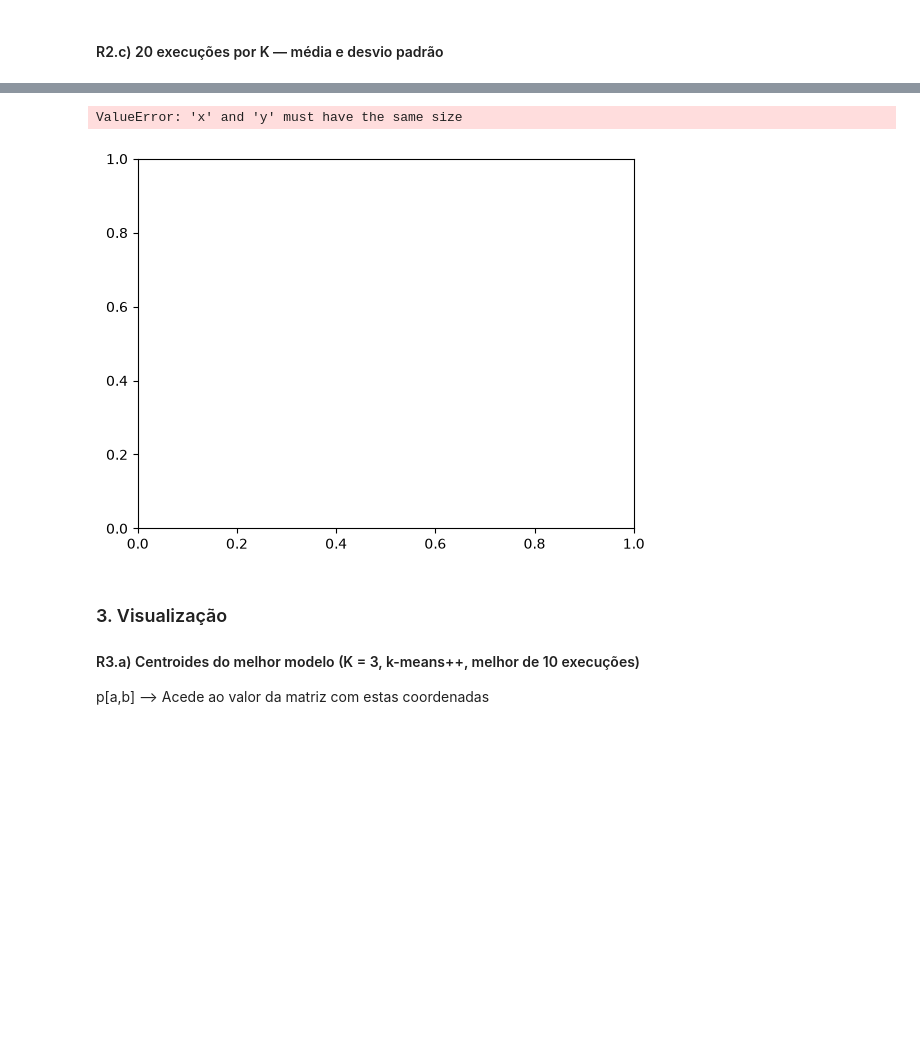
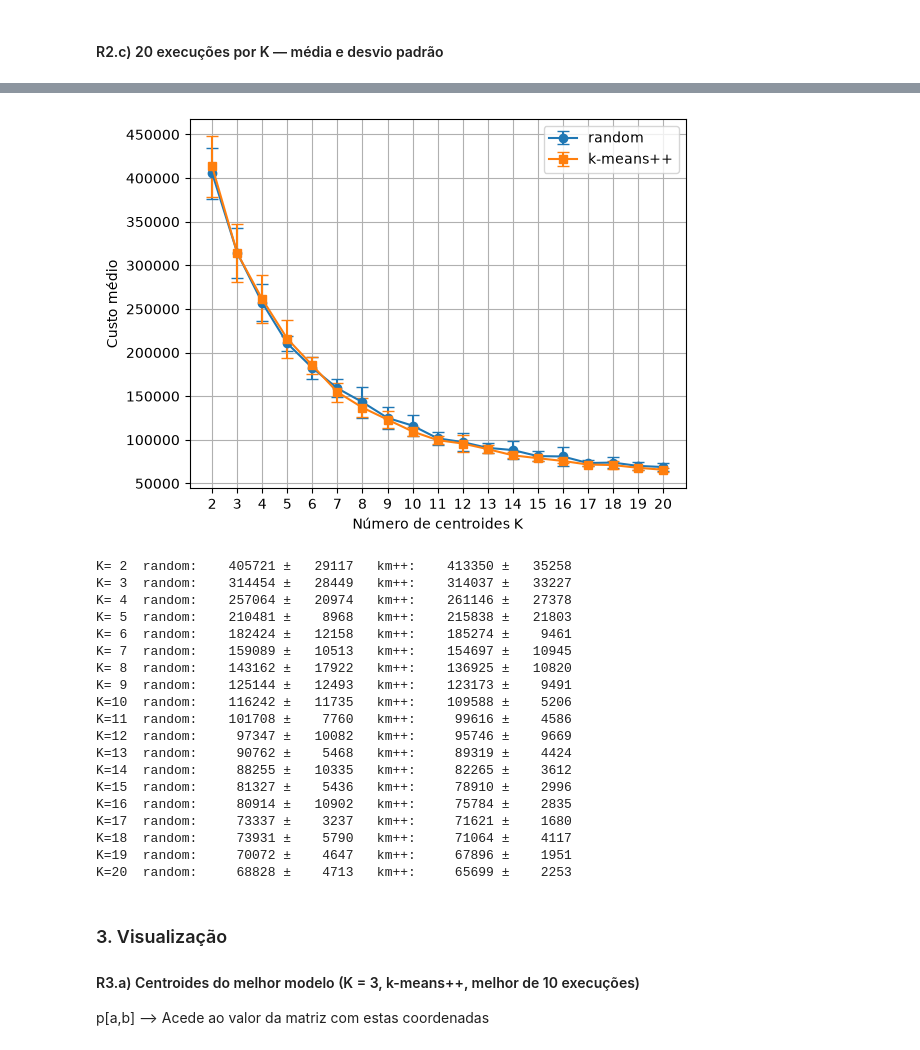
Before and after one commit to Ribz4306/LAB-IAAUT, a Jupyter notebook: lab1.ipynb, the cells around one changed output, grey strips where cells are left out. Saved outputs shown, nothing was run; the diff lists cells and outputs as text; code cells hidden in the pictures; blank space fills up the shorter version.

```diff
--- a/lab1.ipynb
+++ b/lab1.ipynb
@@ -242,29 +252,47 @@ KeyboardInterrupt:
 # %%
 # Para refazer o gráfico sem voltar a correr tudo:
 # custos_random = np.load('custos_R2c_random.npy')
 # custos_pp     = np.load('custos_R2c_pp.npy')
 
 media_random = np.mean(custos_random, axis=1)
 std_random   = np.std(custos_random, axis=1)
 media_pp     = np.mean(custos_pp, axis=1)
 std_pp       = np.std(custos_pp, axis=1)
 
-plt.errorbar(Ks, media_random, yerr=std_random, fmt='o-', capsize=4, label='random')
-plt.errorbar(Ks, media_pp, yerr=std_pp, fmt='s-', capsize=4, label='k-means++')
+plt.errorbar(Ks_c, media_random, yerr=std_random, fmt='o-', capsize=4, label='random')
+plt.errorbar(Ks_c, media_pp, yerr=std_pp, fmt='s-', capsize=4, label='k-means++')
 plt.xlabel('Número de centroides K')
 plt.ylabel('Custo médio')
-plt.xticks(Ks)
+plt.xticks(Ks_c)
 plt.legend()
 plt.grid(True)
 plt.savefig('R2c.png', dpi=150)
 plt.show()
 
-for i, K in enumerate(Ks):
+for i, K in enumerate(Ks_c):
     print(f"K={K:2d}  random: {media_random[i]:9.0f} ± {std_random[i]:7.0f}   "
           f"km++: {media_pp[i]:9.0f} ± {std_pp[i]:7.0f}")
 # %% [output]
+[figure, new version]
-ValueError: 'x' and 'y' must have the same size
+K= 2  random:    405721 ±   29117   km++:    413350 ±   35258
+K= 3  random:    314454 ±   28449   km++:    314037 ±   33227
+K= 4  random:    257064 ±   20974   km++:    261146 ±   27378
+K= 5  random:    210481 ±    8968   km++:    215838 ±   21803
+K= 6  random:    182424 ±   12158   km++:    185274 ±    9461
+K= 7  random:    159089 ±   10513   km++:    154697 ±   10945
+K= 8  random:    143162 ±   17922   km++:    136925 ±   10820
+K= 9  random:    125144 ±   12493   km++:    123173 ±    9491
+K=10  random:    116242 ±   11735   km++:    109588 ±    5206
+K=11  random:    101708 ±    7760   km++:     99616 ±    4586
+K=12  random:     97347 ±   10082   km++:     95746 ±    9669
+K=13  random:     90762 ±    5468   km++:     89319 ±    4424
+K=14  random:     88255 ±   10335   km++:     82265 ±    3612
+K=15  random:     81327 ±    5436   km++:     78910 ±    2996
+K=16  random:     80914 ±   10902   km++:     75784 ±    2835
+K=17  random:     73337 ±    3237   km++:     71621 ±    1680
+K=18  random:     73931 ±    5790   km++:     71064 ±    4117
+K=19  random:     70072 ±    4647   km++:     67896 ±    1951
+K=20  random:     68828 ±    4713   km++:     65699 ±    2253
-[figure, old version]
 # %%
 n_runs = 10
 # %% [markdown]
```
Also changed, not shown: parts of 10 cells of this notebook, 4 other files.
